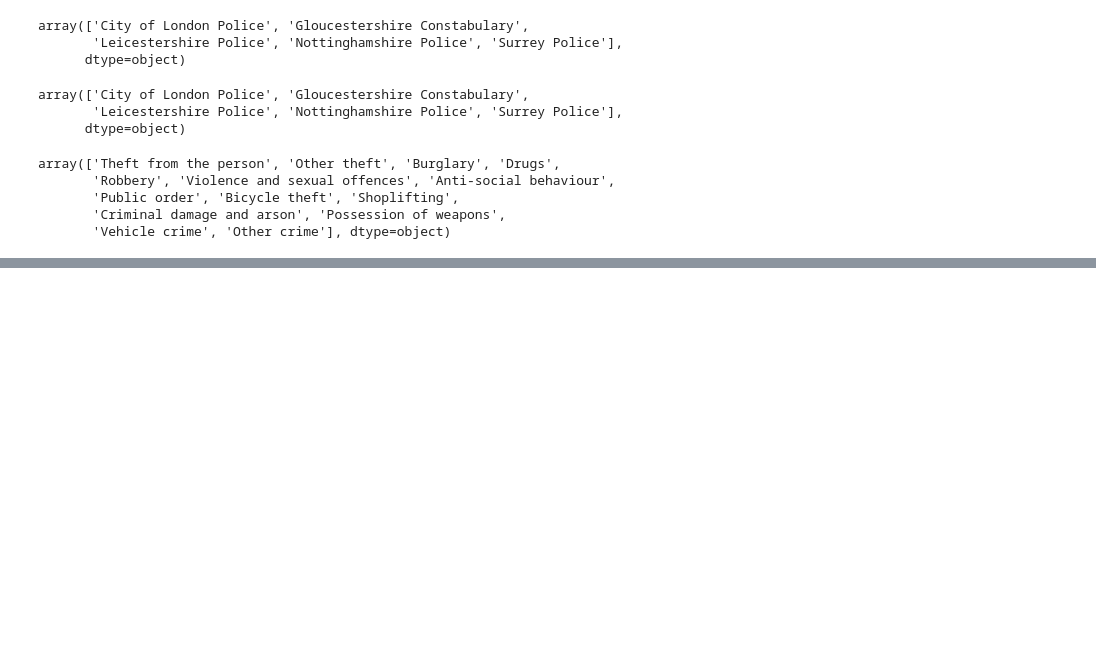
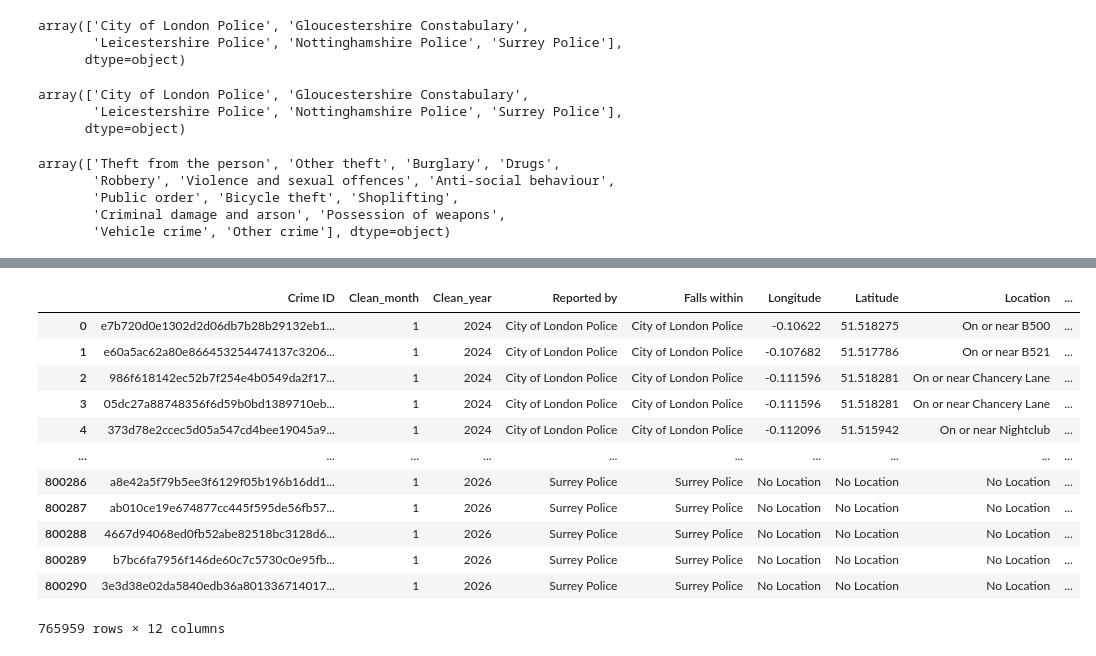
Before and after one commit to Melissa-Pasquali/Crime-Analysis-Project, a Jupyter notebook: notebooks/data_preprocessing.ipynb, the cells around one changed output, grey strips where cells are left out. Saved outputs shown, nothing was run; the diff lists cells and outputs as text; code cells hidden in the pictures; blank space fills up the shorter version.

```diff
--- a/notebooks/data_preprocessing.ipynb
+++ b/notebooks/data_preprocessing.ipynb
@@ -294,0 +294,4 @@ df.loc[:,[
+# %%
+#created a copy of the df to make hcnages in for a clean version
+c_df = df.copy()
+c_df.head()
@@ -294,0 +305,3 @@ df.loc[:,[
+# %%
+c_df = c_df.drop(columns=['Context'])
+c_df = c_df.drop(columns=['Month'])
@@ -294,0 +317,21 @@ df.loc[:,[
+# %%
+c_df.fillna(value = {'Longitude':'No Location',
+                     'Latitude': 'No Location',
+                     'LSOA code': 'No location',
+                     'LSOA name': 'No location',
+                    'Crime ID': 'N/A',
+                    'Last outcome category': 'N/A'})
+# %% [output]
+|  | Crime ID | Clean_month | Clean_year | Reported by | Falls within | Longitude | Latitude | Location | ... |
+| 0 | e7b720d0e1302d2d06db7b28b29132eb1... | 1 | 2024 | City of London Police | City of London Police | -0.10622 | 51.518275 | On or near B500 | ... |
+| 1 | e60a5ac62a80e866453254474137c3206... | 1 | 2024 | City of London Police | City of London Police | -0.107682 | 51.517786 | On or near B521 | ... |
+| 2 | 986f618142ec52b7f254e4b0549da2f17... | 1 | 2024 | City of London Police | City of London Police | -0.111596 | 51.518281 | On or near Chancery Lane | ... |
+| 3 | 05dc27a88748356f6d59b0bd1389710eb... | 1 | 2024 | City of London Police | City of London Police | -0.111596 | 51.518281 | On or near Chancery Lane | ... |
+| 4 | 373d78e2ccec5d05a547cd4bee19045a9... | 1 | 2024 | City of London Police | City of London Police | -0.112096 | 51.515942 | On or near Nightclub | ... |
+| ... | ... | ... | ... | ... | ... | ... | ... | ... | ... |
+| 800286 | a8e42a5f79b5ee3f6129f05b196b16dd1... | 1 | 2026 | Surrey Police | Surrey Police | No Location | No Location | No Location | ... |
+| 800287 | ab010ce19e674877cc445f595de56fb57... | 1 | 2026 | Surrey Police | Surrey Police | No Location | No Location | No Location | ... |
+| 800288 | 4667d94068ed0fb52abe82518bc3128d6... | 1 | 2026 | Surrey Police | Surrey Police | No Location | No Location | No Location | ... |
+| 800289 | b7bc6fa7956f146de60c7c5730c0e95fb... | 1 | 2026 | Surrey Police | Surrey Police | No Location | No Location | No Location | ... |
+| 800290 | 3e3d38e02da5840edb36a801336714017... | 1 | 2026 | Surrey Police | Surrey Police | No Location | No Location | No Location | ... |
+765959 rows × 12 columns
```
Also changed, not shown: parts of 13 cells of this notebook.
